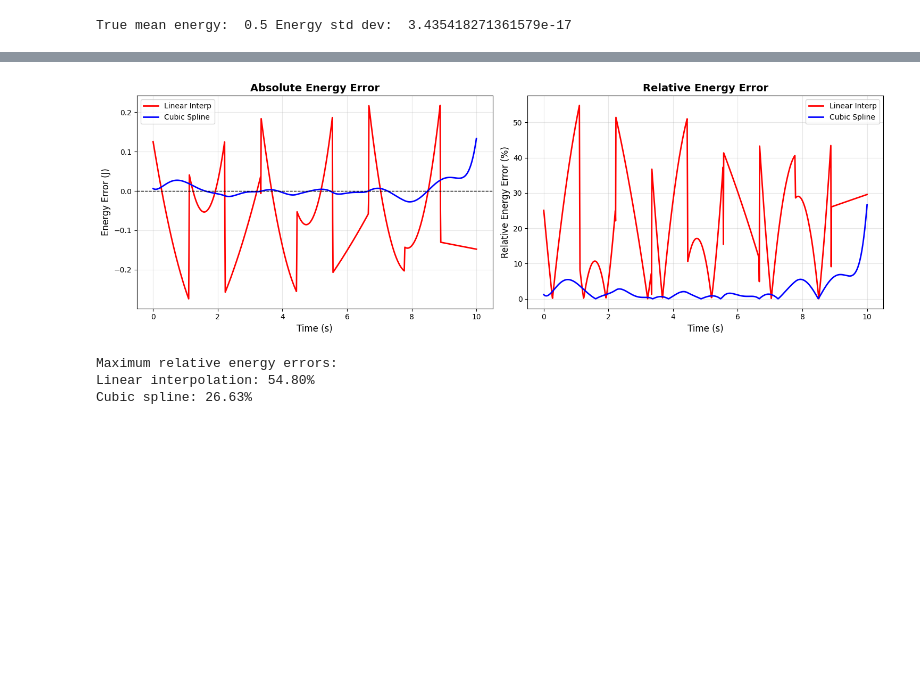
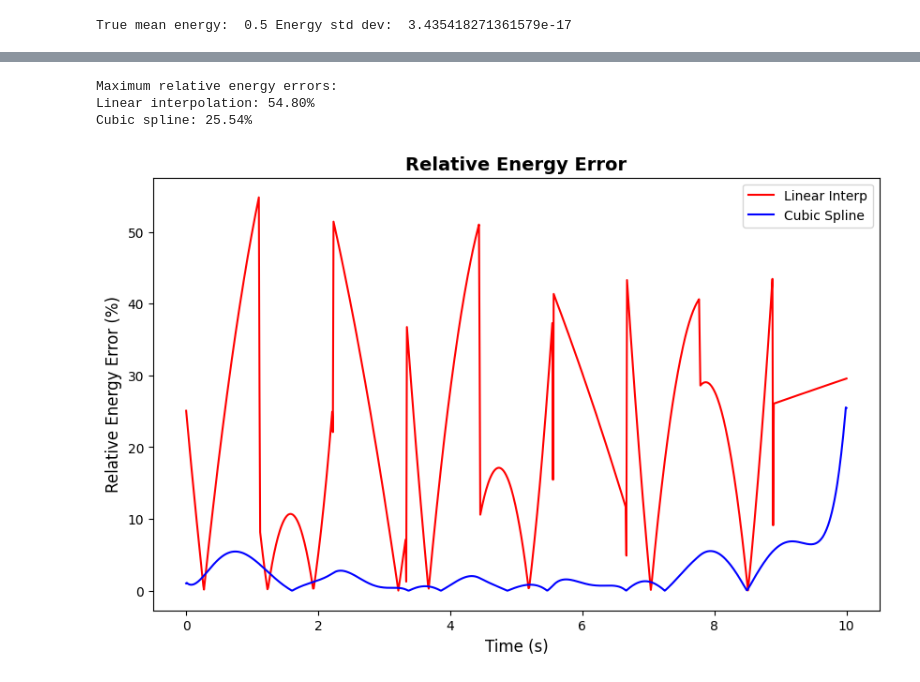
Before and after one commit to Aradhikaaa/Interpolation, a Jupyter notebook: hw1.ipynb, the cells around one changed output, grey strips where cells are left out. Cells and saved outputs as stored; diff of their text form; code cells hidden in the pictures; blank space fills up the shorter version.

```diff
--- a/hw1.ipynb
+++ b/hw1.ipynb
@@ -140,7 +127,7 @@ plt.legend()
     return x
 
 def func_v(t, A=1, omega=1):
-    v = A*omega*np.sin(omega*t)
+    v = - A*omega*np.sin(omega*t)
     return v
 # %%
 t=np.linspace(0,10,10)
@@ -162,9 +149,7 @@ True mean energy:  0.5 Energy std dev:  3.435418271361579e-17
 
 g=interpolating_function(t,x)
 x_new = [g(xi) for xi in t_new]
-
-h=interpolating_function(t,v)
-v_new = [h(xi) for xi in t_new]
+v_new = np.gradient(x_new, t_new)
 
 # Calculating Energy
 
@@ -183,9 +168,7 @@ Mean energy:  0.40737791064015483 Energy std dev:  0.04156618928686281
 
 cs = CubicSpline(t, x)
 x_new_cs = cs(t_new)
-
-cs = CubicSpline(t, v)
-v_new_cs= cs(t_new)
+v_new_cs= np.gradient(x_new_cs, t_new)
 
 E_new_cs = 0.5*x_new_cs**2 + 0.5*v_new_cs**2
 
@@ -293,37 +219,24 @@ plt.show()
 # %%
-# Calculate relative energy errors
-rel_error_linear = np.abs((E_linear - E_true[0]) / E_true[0]) * 100
-rel_error_spline = np.abs((E_spline - E_true[0]) / E_true[0]) * 100
+# Calculating relative energy errors
 
-fig, axes = plt.subplots(1, 2, figsize=(15, 5))
+rel_error_linear = np.abs((E_new - E_true[0]) / E_true[0]) * 100
+rel_error_spline = np.abs((E_new_cs - E_true[0]) / E_true[0]) * 100
 
-# Absolute energy error
-axes[0].plot(t_dense, E_linear - E_true[0], 'r-', linewidth=2, label='Linear Interp')
-axes[0].plot(t_dense, E_spline - E_true[0], 'b-', linewidth=2, label='Cubic Spline')
-axes[0].axhline(y=0, color='k', linestyle='--', linewidth=1)
-axes[0].set_xlabel('Time (s)', fontsize=12)
-axes[0].set_ylabel('Energy Error (J)', fontsize=12)
-axes[0].set_title('Absolute Energy Error', fontsize=14, fontweight='bold')
-axes[0].legend()
-axes[0].grid(True, alpha=0.3)
+plt.figure(figsize=(10,6))
 
 # Relative energy error
-axes[1].plot(t_dense, rel_error_linear, 'r-', linewidth=2, label='Linear Interp')
-axes[1].plot(t_dense, rel_error_spline, 'b-', linewidth=2, label='Cubic Spline')
-axes[1].set_xlabel('Time (s)', fontsize=12)
-axes[1].set_ylabel('Relative Energy Error (%)', fontsize=12)
-axes[1].set_title('Relative Energy Error', fontsize=14, fontweight='bold')
-axes[1].legend()
-axes[1].grid(True, alpha=0.3)
-
-plt.tight_layout()
-plt.show()
+plt.plot(t_new, rel_error_linear, 'r-',label='Linear Interp')
+plt.plot(t_new, rel_error_spline, 'b-',label='Cubic Spline')
+plt.xlabel('Time (s)', fontsize=12)
+plt.ylabel('Relative Energy Error (%)', fontsize=12)
+plt.title('Relative Energy Error', fontsize=14, fontweight='bold')
+plt.legend()
 
 print(f"\nMaximum relative energy errors:")
 print(f"Linear interpolation: {np.max(rel_error_linear):.2f}%")
 print(f"Cubic spline: {np.max(rel_error_spline):.2f}%")
 # %% [output]
+Maximum relative energy errors:
+Linear interpolation: 54.80%
+Cubic spline: 25.54%
-[figure, old version]
+[figure, new version]
-Maximum relative energy errors:
-Linear interpolation: 54.80%
-Cubic spline: 26.63%
```
Also changed, not shown: parts of 17 cells of this notebook.
